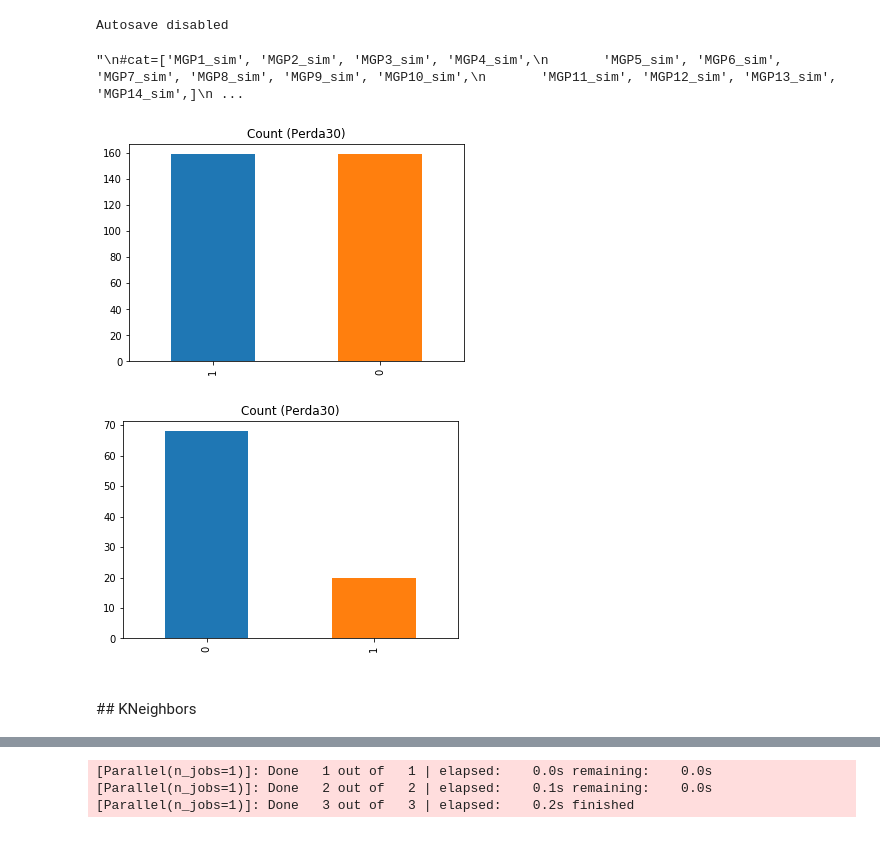
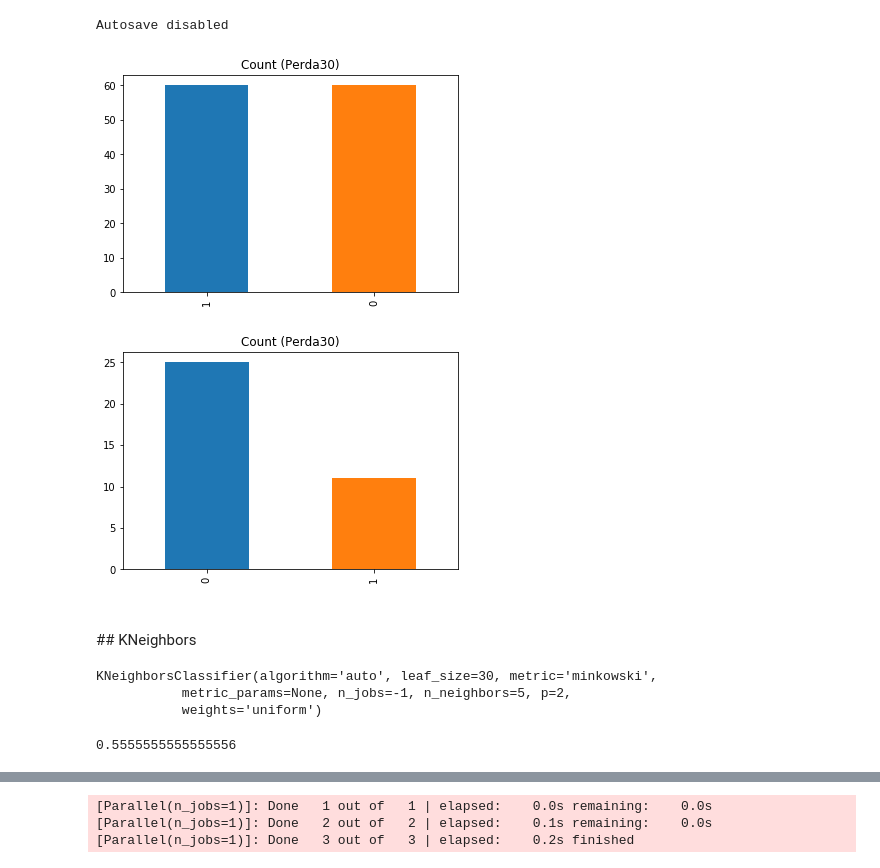
Before and after one commit to giovanimachado/mSc, a Jupyter notebook: mlModelsKNN.ipynb, the cells around one changed output, grey strips where cells are left out. Saved outputs shown, nothing was run; the diff lists cells and outputs as text; code cells hidden in the pictures.

```diff
--- a/mlModelsKNN.ipynb
+++ b/mlModelsKNN.ipynb
@@ -95,9 +121,0 @@ pd.options.display.max_columns=60
-# %%
-'''
-#cat=['MGP1_sim', 'MGP2_sim', 'MGP3_sim', 'MGP4_sim',
-       'MGP5_sim', 'MGP6_sim', 'MGP7_sim', 'MGP8_sim', 'MGP9_sim', 'MGP10_sim',
-       'MGP11_sim', 'MGP12_sim', 'MGP13_sim', 'MGP14_sim',]
-#X[cat] = X[cat].astype('category')
-'''
-# %% [output]
-"\n#cat=['MGP1_sim', 'MGP2_sim', 'MGP3_sim', 'MGP4_sim',\n       'MGP5_sim', 'MGP6_sim', 'MGP7_sim', 'MGP8_sim', 'MGP9_sim', 'MGP10_sim',\n       'MGP11_sim', 'MGP12_sim', 'MGP13_sim', 'MGP14_sim',]\n ...
@@ -110,26 +122,29 @@ pd.options.display.max_columns=60
 # %%
-train=pd.read_csv('baseProjetoTrainOver.csv', index_col=0)
-test=pd.read_csv('baseProjetoTest.csv', index_col=0)
+# train=pd.read_csv('baseProjetoTrainOver.csv', index_col=0)
+# test=pd.read_csv('baseProjetoTest.csv', index_col=0)
+
+train=pd.read_csv('baseProjetoTrainOverFase1.csv', index_col=0)
+test=pd.read_csv('baseProjetoTestFase1.csv', index_col=0)
 
 X_train = train[['ATRIB_MAX1',
         'ATRIB_DIST1', 'DIFP', 'MGP1', 'MGP2', 'MGP3', 'MGP4', 'MGP5', 'MGP6',
         'MGP7', 'MGP8', 'MGP9', 'MGP10', 'MGP11', 'MGP12', 'MGP13', 'MGP14']]
 
 X_test = test[['ATRIB_MAX1',
         'ATRIB_DIST1', 'DIFP', 'MGP1', 'MGP2', 'MGP3', 'MGP4', 'MGP5', 'MGP6',
         'MGP7', 'MGP8', 'MGP9', 'MGP10', 'MGP11', 'MGP12', 'MGP13', 'MGP14']]
 
 y_test = test['Perda30']
 
 y_train = train['Perda30']
 
 y_train.value_counts().plot(kind='bar', title='Count (Perda30)');
 # %% [output]
-[figure, old version]
+[figure, new version]
 # %%
 y_test.value_counts().plot(kind='bar', title='Count (Perda30)');
 # %% [output]
-[figure, old version]
+[figure, new version]
 # %%
 scaler = StandardScaler()
 X_train_scaled = scaler.fit_transform(X_train)
@@ -140,3 +155,14 @@ X_test_scaled = scaler.fit_transform(X_test)
 # %%
 knn = KNeighborsClassifier(n_neighbors=5, weights='uniform', algorithm='auto', leaf_size=30,
                           p=2, metric='minkowski', metric_params=None, n_jobs=-1)
+# %%
+knn.fit(X_train_scaled, y_train)
+# %% [output]
+KNeighborsClassifier(algorithm='auto', leaf_size=30, metric='minkowski',
+           metric_params=None, n_jobs=-1, n_neighbors=5, p=2,
+           weights='uniform')
+# %%
+y_pred = knn.predict(X_test_scaled)
+accuracy_score(y_test, y_pred)
+# %% [output]
+0.5555555555555556
```
Also changed, not shown: parts of 48 cells of this notebook, 2 other files.
